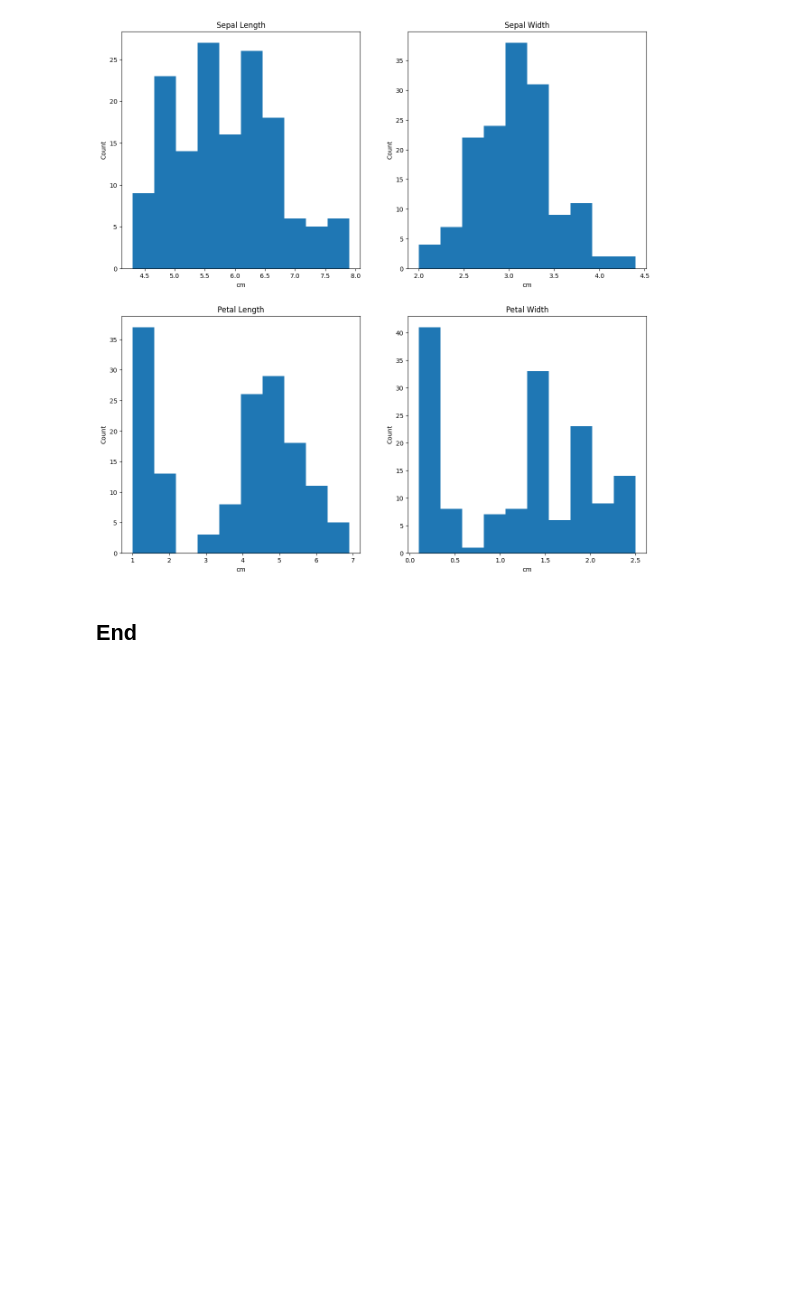
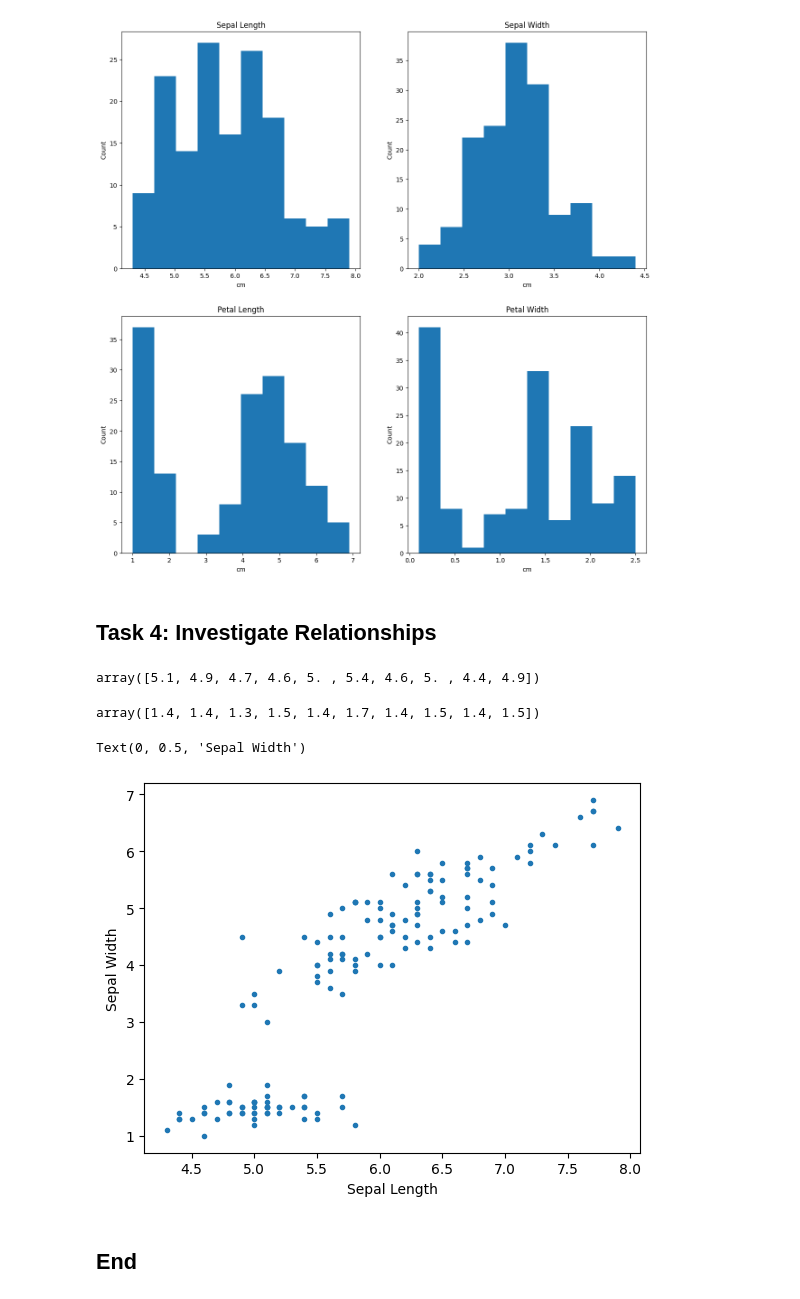
Before and after one commit to lorrainemorrissey/principles_of_data_analytics, a Jupyter notebook: tasks.ipynb, the cells around one changed output. Drawn from its saved outputs; the diff is of its cells as text; code cells hidden in the pictures; blank space fills up the shorter version.

```diff
--- a/tasks.ipynb
+++ b/tasks.ipynb
@@ -118,5 +116,36 @@ axes[1,1].set_ylabel('Count')
 axes[1,1].hist(df['petal_width'], bins=10);
 # %% [output]
 [figure]
+# %% [markdown]
+## Task 4: Investigate Relationships
+# %%
+# Sepal Length
+sepl = irisdata.data[0:,0]
+
+#show
+sepl[:10]
+# %% [output]
+array([5.1, 4.9, 4.7, 4.6, 5. , 5.4, 4.6, 5. , 4.4, 4.9])
+# %%
+# Sepal Width
+sepw = irisdata.data[0:,2]
+
+#show
+sepw[:10]
+# %% [output]
+array([1.4, 1.4, 1.3, 1.5, 1.4, 1.7, 1.4, 1.5, 1.4, 1.5])
+# %%
+# Create a figure and an axis
+fig, ax = plt.subplots()
+
+# Scatter plot
+ax.scatter(sepl, sepw, marker='.')
+
+# Labels
+ax.set_xlabel('Sepal Length')
+ax.set_ylabel('Sepal Width')
+# %% [output]
+Text(0, 0.5, 'Sepal Width')
+[figure, added]
 # %% [markdown]
 ## End
```
Also changed, not shown: parts of 3 cells of this notebook.
